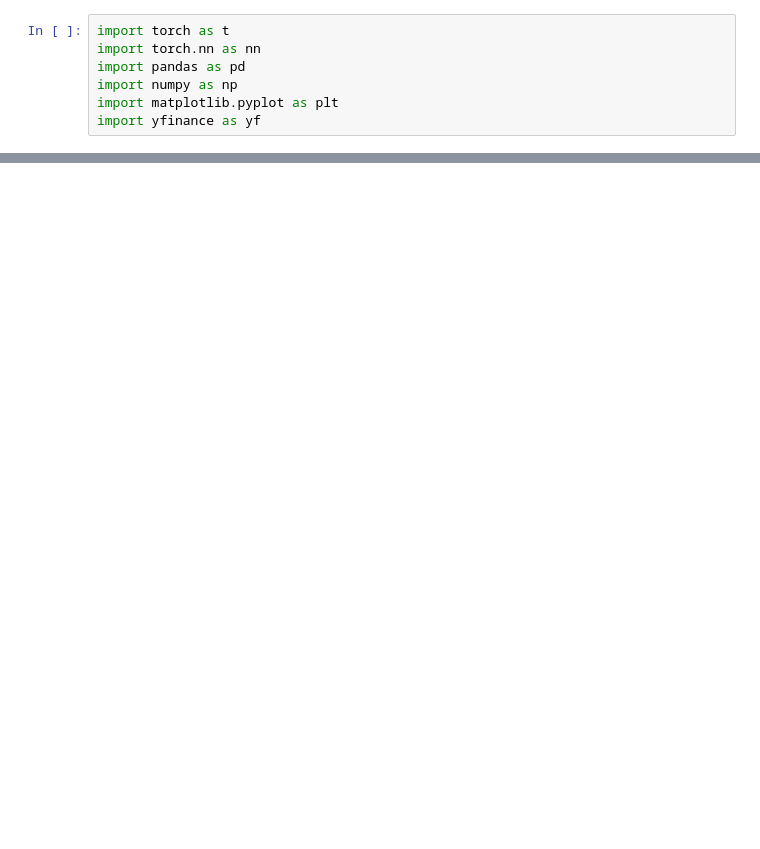
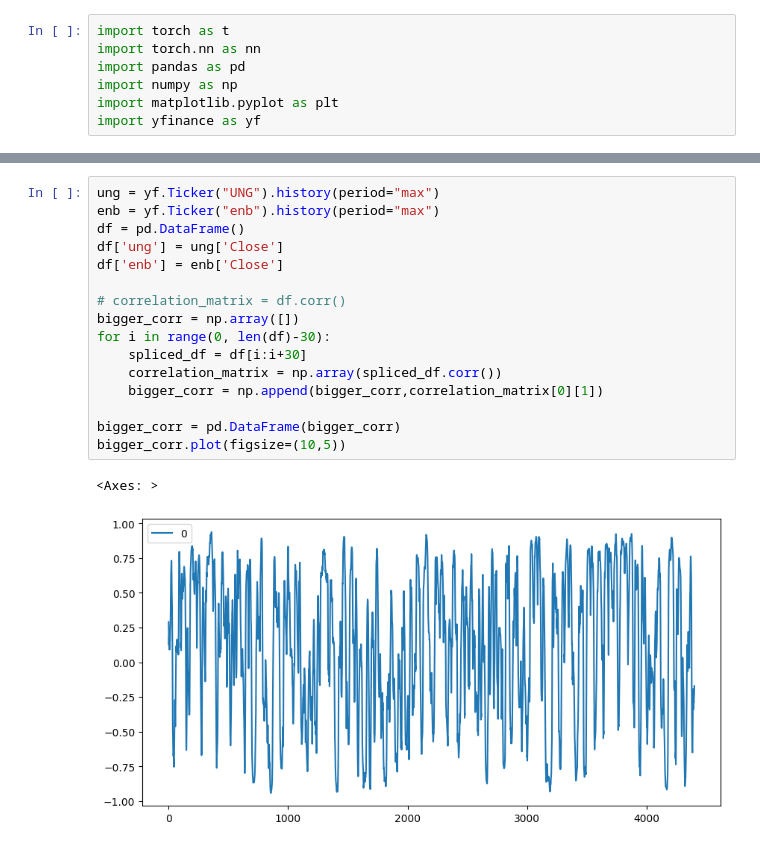
Before and after one commit to MaligarosNotes/PytorchLearning, a Jupyter notebook: macbooktest.ipynb, the cells around one changed output, grey strips where cells are left out. Drawn from its saved outputs; the diff is of its cells as text; blank space fills up the shorter version.

```diff
--- a/macbooktest.ipynb
+++ b/macbooktest.ipynb
@@ -40,0 +100,19 @@ RuntimeError: Sizes of tensors must match except in dimension 1. Expected size 5
+# %%
+ung = yf.Ticker("UNG").history(period="max")
+enb = yf.Ticker("enb").history(period="max")
+df = pd.DataFrame()
+df['ung'] = ung['Close']
+df['enb'] = enb['Close']
+
+# correlation_matrix = df.corr()
+bigger_corr = np.array([])
+for i in range(0, len(df)-30):
+    spliced_df = df[i:i+30]
+    correlation_matrix = np.array(spliced_df.corr())
+    bigger_corr = np.append(bigger_corr,correlation_matrix[0][1])
+
+bigger_corr = pd.DataFrame(bigger_corr)
+bigger_corr.plot(figsize=(10,5))
+# %% [output]
+<Axes: >
+[figure, added]
```
Also changed, not shown: parts of 6 cells of this notebook, 1 other file.
